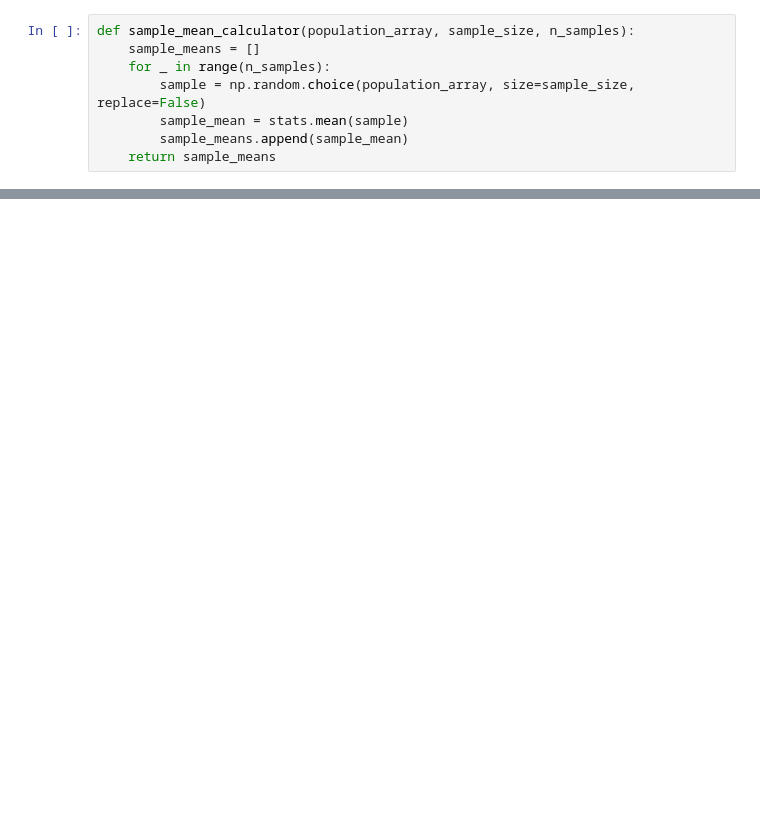
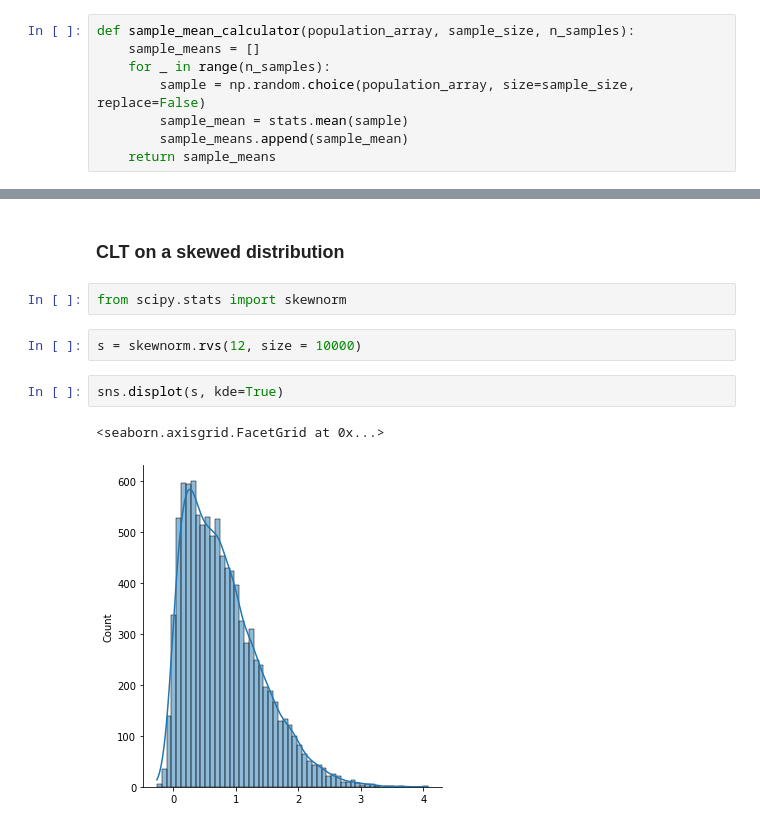
Before and after one commit to Shemnderitu/Statisticsfordatascience, a Jupyter notebook: Prac3.ipynb, the cells around one changed output, grey strips where cells are left out. Drawn from its saved outputs; the diff is of its cells as text; blank space fills up the shorter version.

```diff
--- a/Prac3.ipynb
+++ b/Prac3.ipynb
@@ -145,0 +148,11 @@ _ = sns.displot(sample_mean_calculator(x, 1000, 1000), kde = True)
+# %% [markdown]
+### CLT on a skewed distribution
+# %%
+from scipy.stats import skewnorm
+# %%
+s = skewnorm.rvs(12, size = 10000)
+# %%
+sns.displot(s, kde=True)
+# %% [output]
+<seaborn.axisgrid.FacetGrid at 0x...>
+[figure, added]
```
Also changed, not shown: parts of 7 cells of this notebook.
